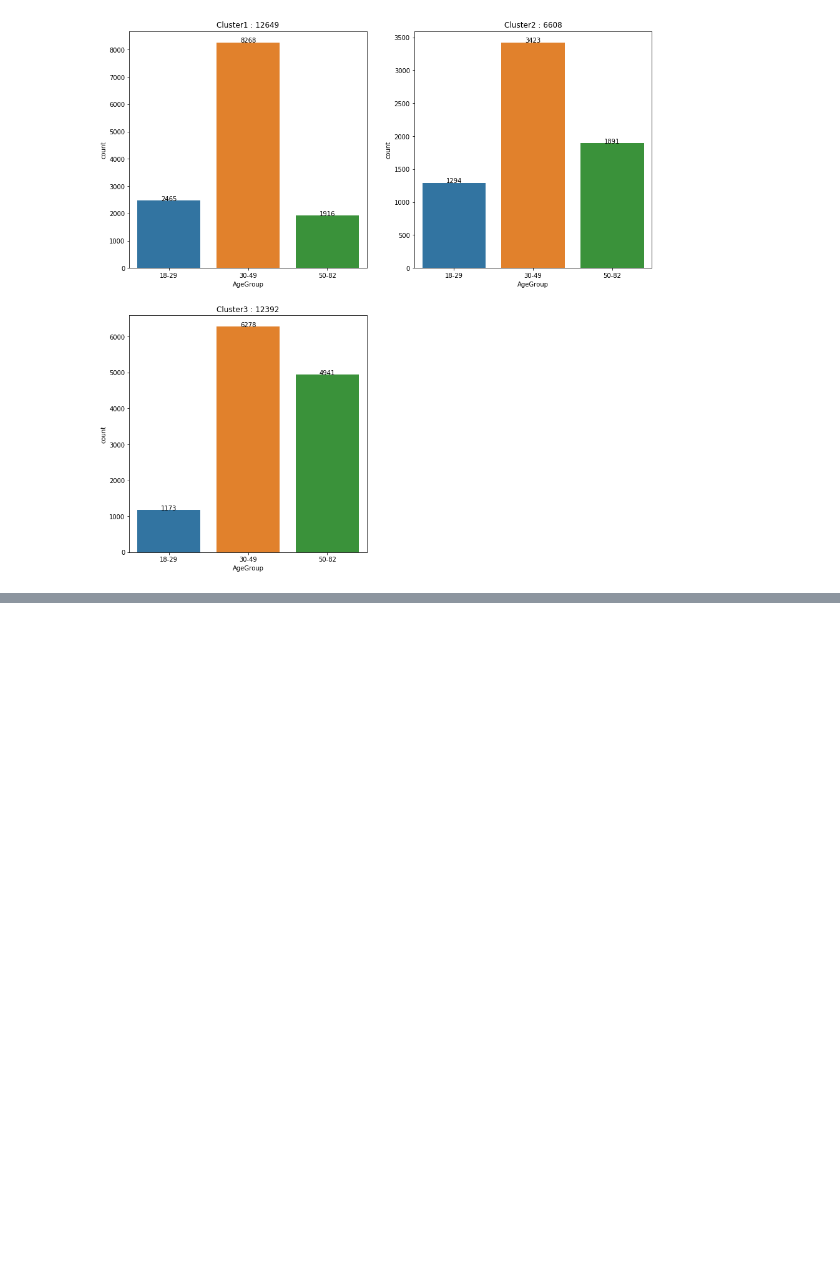
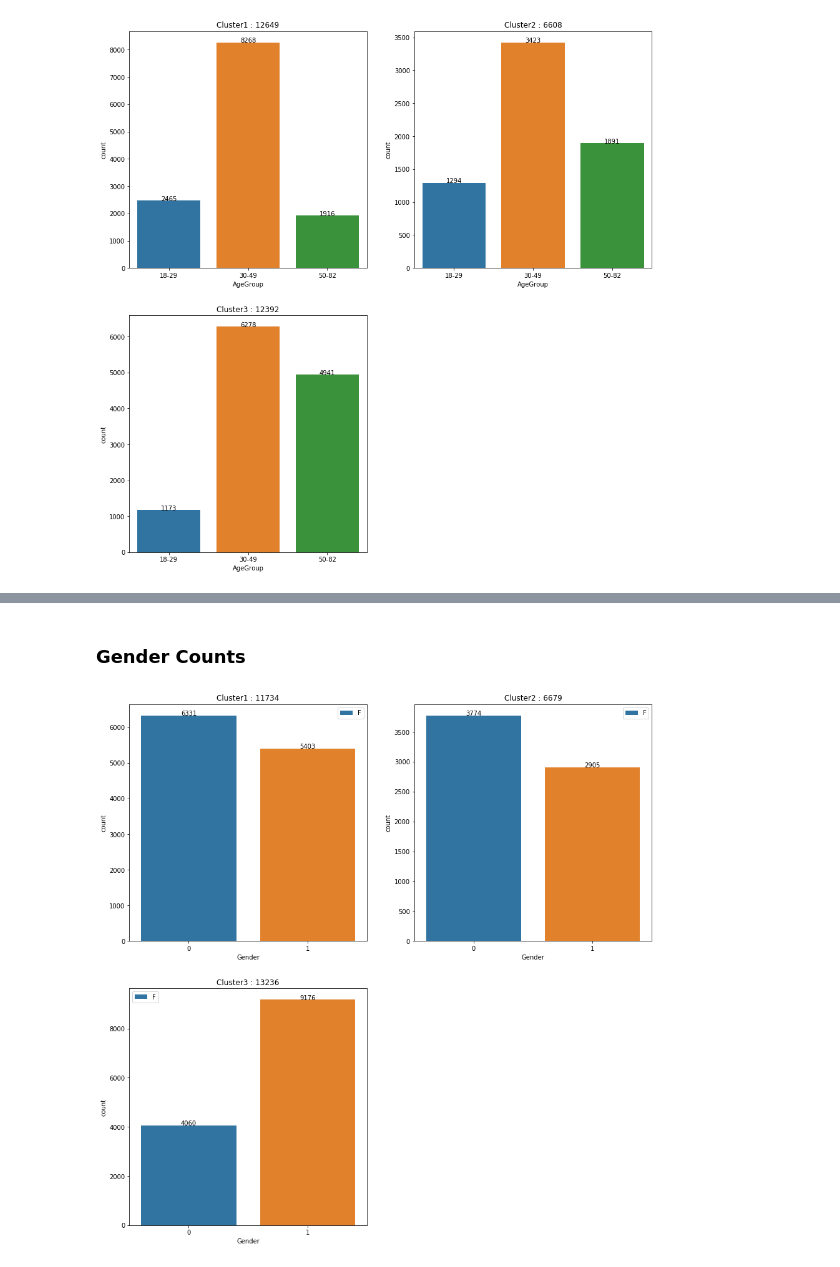
Before and after one commit to fazel74/Thinkful, a Jupyter notebook: 32.10.Unsupervised-Learning-Challenge.ipynb, the cells around one changed output, grey strips where cells are left out. Saved outputs shown, nothing was run; the diff lists cells and outputs as text; code cells hidden in the pictures; blank space fills up the shorter version.

```diff
--- a/32.10.Unsupervised-Learning-Challenge.ipynb
+++ b/32.10.Unsupervised-Learning-Challenge.ipynb
@@ -381,0 +428,22 @@ plt.show()
+# %% [markdown]
+### Gender Counts
+# %%
+# Count & plot number of observations in each cluster
+plt.figure(figsize=(15,4))
+j=0
+for i in range(0,3):
+    j +=1
+    plt.subplot(2,2,j)
+    ax1 = sns.countplot(data=cluster_dataframes[i],x=cluster_dataframes[i]['Gender'])
+    ax1.set_title(f'Cluster{j} : {cluster_dataframes[i].Gender.count()}')
+    plt.legend('F')
+    for p in ax1.patches:
+        height = p.get_height()
+        ax1.text(p.get_x()+p.get_width()/2.,
+                height + 3,
+                '{:1}'.format(height,0),
+                ha="center",rotation=0)
+plt.subplots_adjust(bottom=-0.9, top=2)
+plt.show()
+# %% [output]
+[figure, added]
```
Also changed, not shown: parts of 14 cells of this notebook.
